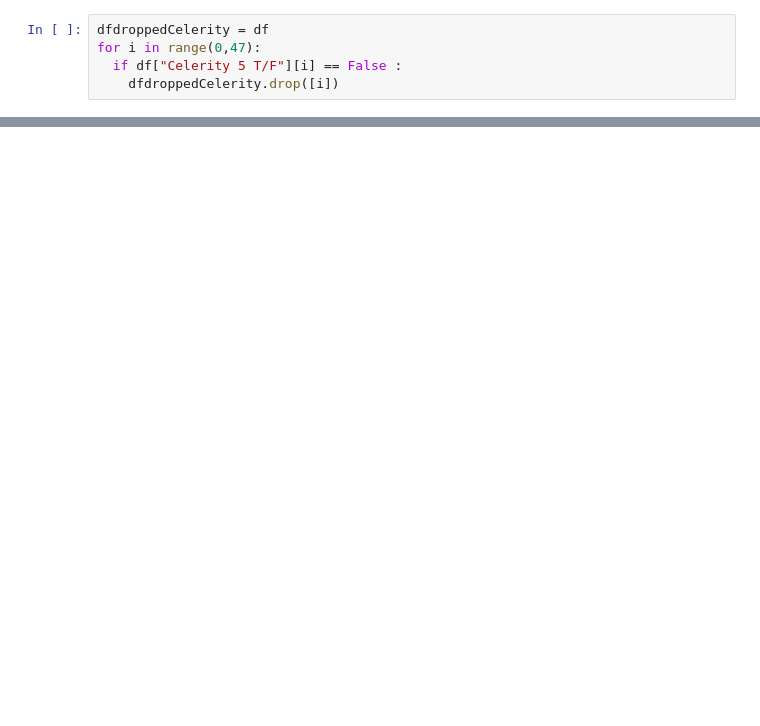
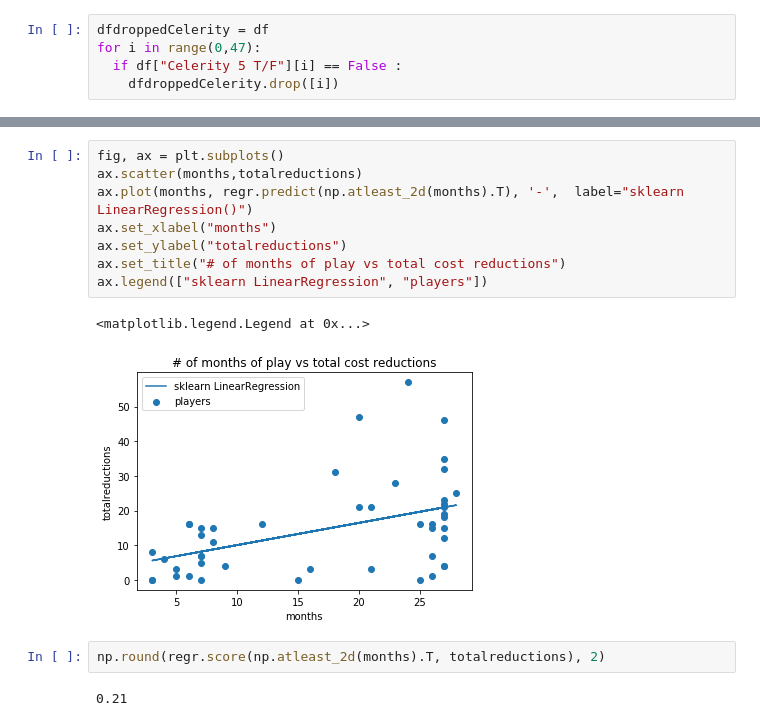
Before and after one commit to exalteded/DSPS_ejones, a Jupyter notebook: Extra_credit_Project/xp_system_.ipynb, the cells around one changed output, grey strips where cells are left out. Cells and saved outputs as stored; diff of their text form; blank space fills up the shorter version.

```diff
--- a/Extra_credit_Project/xp_system_.ipynb
+++ b/Extra_credit_Project/xp_system_.ipynb
@@ -542,0 +587,15 @@ dfdroppedCelerity
+# %%
+fig, ax = plt.subplots()
+ax.scatter(months,totalreductions)
+ax.plot(months, regr.predict(np.atleast_2d(months).T), '-',  label="sklearn LinearRegression()")
+ax.set_xlabel("months")
+ax.set_ylabel("totalreductions")
+ax.set_title("# of months of play vs total cost reductions")
+ax.legend(["sklearn LinearRegression", "players"])
+# %% [output]
+<matplotlib.legend.Legend at 0x...>
+[figure, added]
+# %%
+np.round(regr.score(np.atleast_2d(months).T, totalreductions), 2)
+# %% [output]
+0.21
```
Also changed, not shown: parts of 13 cells of this notebook.
